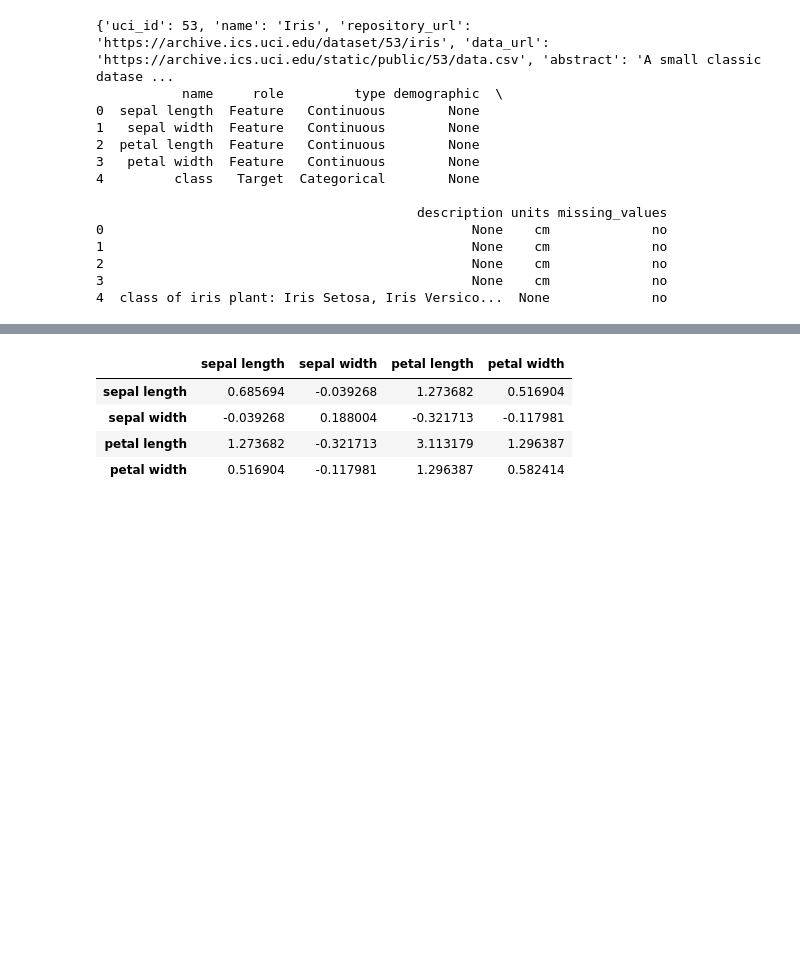
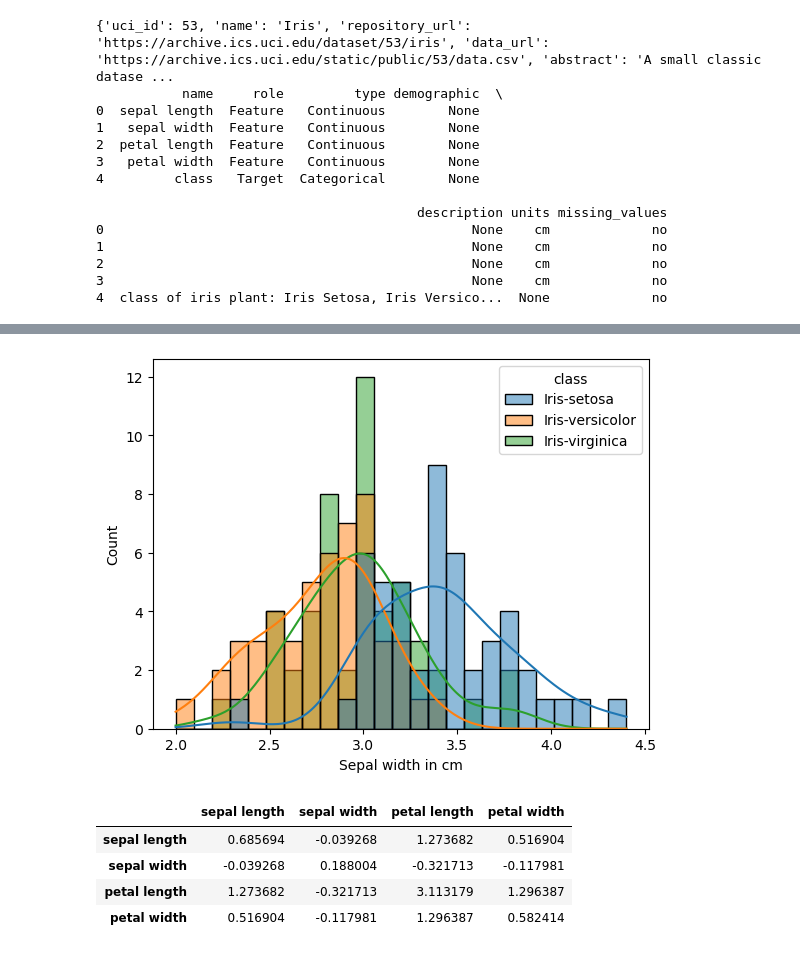
Before and after one commit to lmacakova/pands-project, a Jupyter notebook: iris.ipynb, the cells around one changed output, grey strips where cells are left out. Saved outputs shown, nothing was run; the diff lists cells and outputs as text; code cells hidden in the pictures; blank space fills up the shorter version.

```diff
--- a/iris.ipynb
+++ b/iris.ipynb
@@ -92 +132,7 @@ df.features.corr()
+# %%
+sns.histplot(df, x=df['sepal width'], hue=df['class'], kde=True, bins=25)
+plt.xlabel('Sepal width in cm')
+plt.savefig('sepal_width_hist.png')
+# %% [output]
+[figure, added]
 # %%
```
Also changed, not shown: parts of 18 cells of this notebook, 8 other files.
